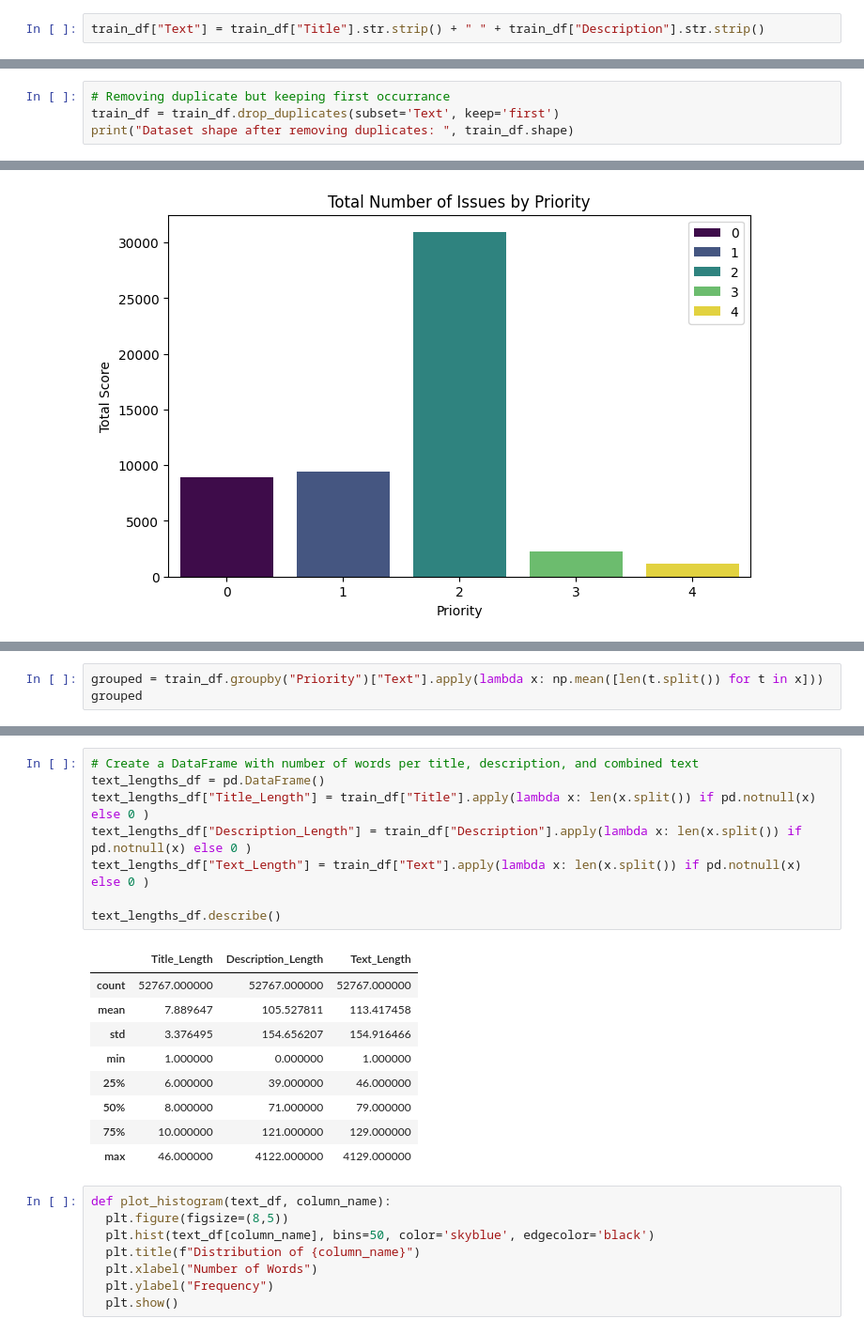
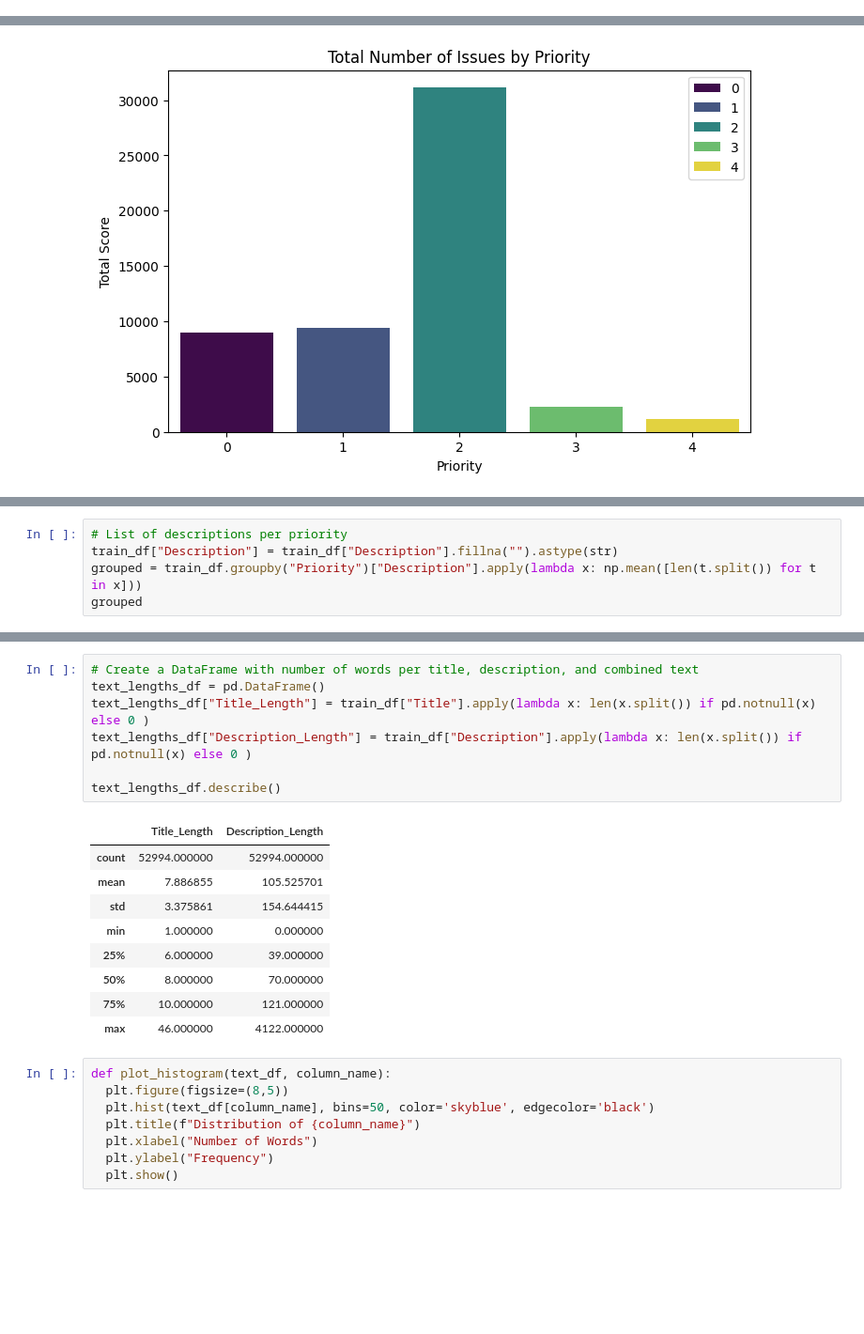
Before and after one commit to erenceh/ml-bug-prediction, a Jupyter notebook: ml/notebooks/Exploration_Data_Analysis.ipynb, the cells around one changed output, grey strips where cells are left out. Shown at 94% size. Drawn from its saved outputs; the diff is of its cells as text; blank space fills up the shorter version.

```diff
--- a/ml/notebooks/Exploration_Data_Analysis.ipynb
+++ b/ml/notebooks/Exploration_Data_Analysis.ipynb
@@ -181,2 +120,0 @@ dtype: int64
-# %%
-train_df["Text"] = train_df["Title"].str.strip() + " " + train_df["Description"].str.strip()
@@ -197,4 +120,0 @@ duplicates.head()
-# %%
-# Removing duplicate but keeping first occurrance
-train_df = train_df.drop_duplicates(subset='Text', keep='first')
-print("Dataset shape after removing duplicates: ", train_df.shape)
@@ -248,6 +162,8 @@ Priority
 Name: count, dtype: int64
 # %%
-grouped = train_df.groupby("Priority")["Text"].apply(lambda x: np.mean([len(t.split()) for t in x]))
+# List of descriptions per priority
+train_df["Description"] = train_df["Description"].fillna("").astype(str)
+grouped = train_df.groupby("Priority")["Description"].apply(lambda x: np.mean([len(t.split()) for t in x]))
 grouped
 # %% [output]
 Priority
@@ -274,21 +190,20 @@ plt.show()
 # %%
 # Create a DataFrame with number of words per title, description, and combined text
 text_lengths_df = pd.DataFrame()
 text_lengths_df["Title_Length"] = train_df["Title"].apply(lambda x: len(x.split()) if pd.notnull(x) else 0 )
 text_lengths_df["Description_Length"] = train_df["Description"].apply(lambda x: len(x.split()) if pd.notnull(x) else 0 )
-text_lengths_df["Text_Length"] = train_df["Text"].apply(lambda x: len(x.split()) if pd.notnull(x) else 0 )
 
 text_lengths_df.describe()
 # %% [output]
-|  | Title_Length | Description_Length | Text_Length |
-| count | 52767.000000 | 52767.000000 | 52767.000000 |
-| mean | 7.889647 | 105.527811 | 113.417458 |
-| std | 3.376495 | 154.656207 | 154.916466 |
-| min | 1.000000 | 0.000000 | 1.000000 |
-| 25% | 6.000000 | 39.000000 | 46.000000 |
-| 50% | 8.000000 | 71.000000 | 79.000000 |
-| 75% | 10.000000 | 121.000000 | 129.000000 |
-| max | 46.000000 | 4122.000000 | 4129.000000 |
+|  | Title_Length | Description_Length |
+| count | 52994.000000 | 52994.000000 |
+| mean | 7.886855 | 105.525701 |
+| std | 3.375861 | 154.644415 |
+| min | 1.000000 | 0.000000 |
+| 25% | 6.000000 | 39.000000 |
+| 50% | 8.000000 | 70.000000 |
+| 75% | 10.000000 | 121.000000 |
+| max | 46.000000 | 4122.000000 |
 # %%
 def plot_histogram(text_df, column_name):
   plt.figure(figsize=(8,5))
```
Also changed, not shown: parts of 55 cells of this notebook, 5 other files.
